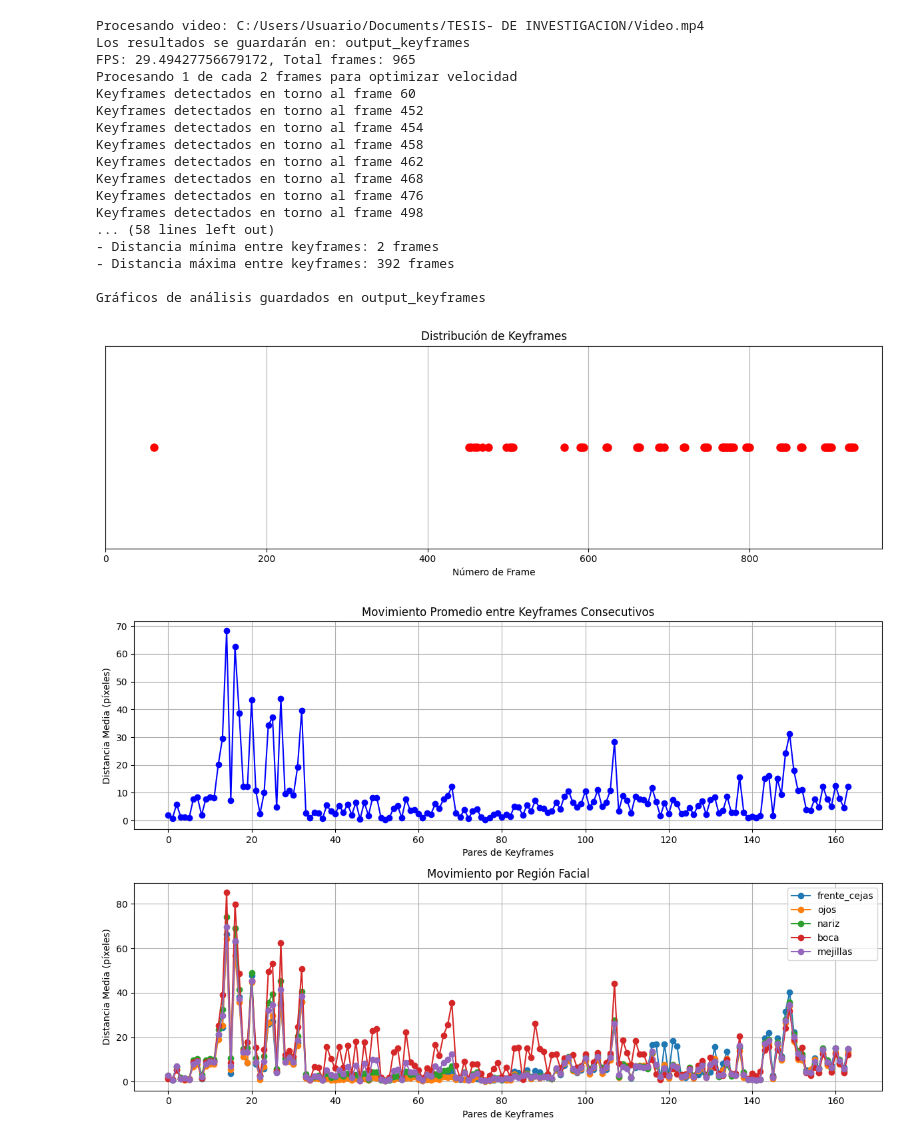
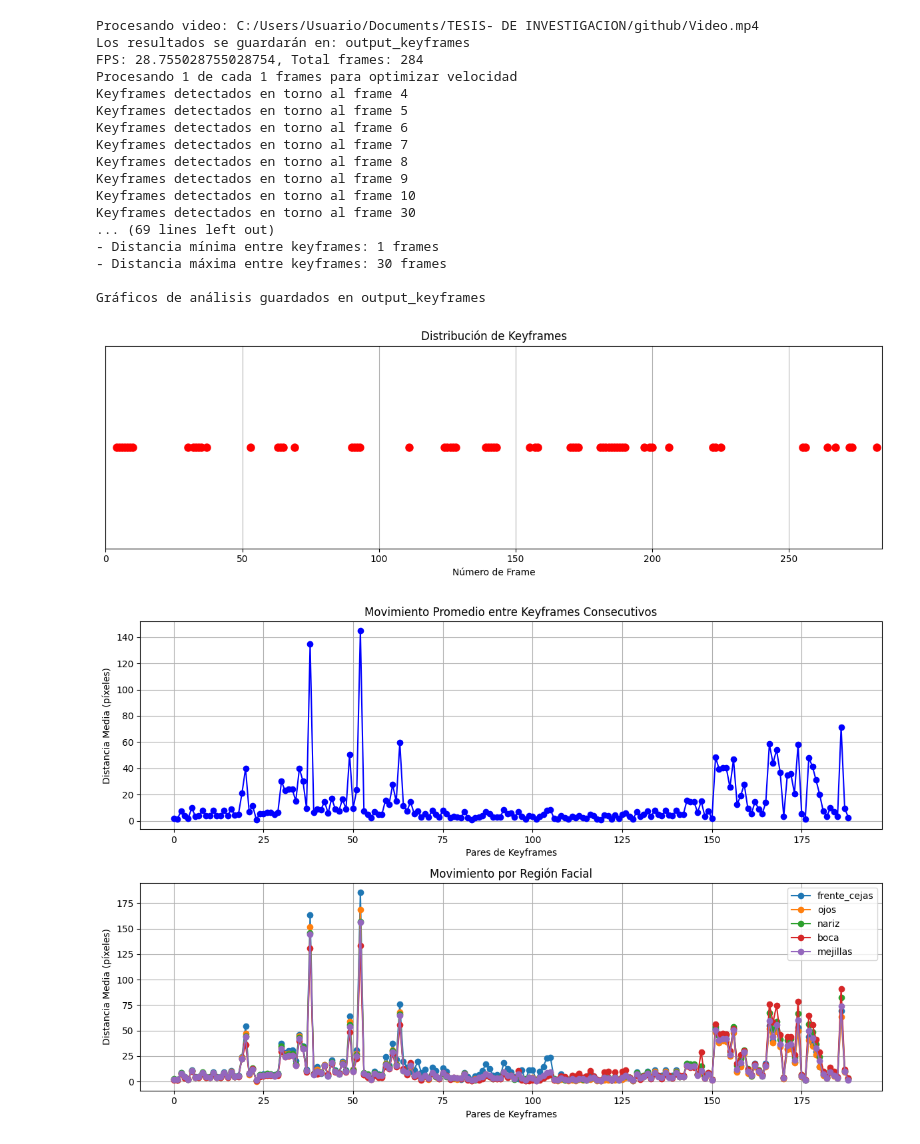
Before and after one commit to LAngelDevJr/Tesis, a Jupyter notebook: deteccion_video.ipynb, the cells around one changed output. Drawn from its saved outputs; the diff is of its cells as text; code cells hidden in the pictures.

```diff
--- a/deteccion_video.ipynb
+++ b/deteccion_video.ipynb
@@ -610,7 +610,9 @@ class VideoProcessor:
         total_frames = int(cap.get(cv2.CAP_PROP_FRAME_COUNT))
         print(f"FPS: {fps}, Total frames: {total_frames}")
 
-        frame_skip = max(1, int(fps / 10))
+        ########AQUI PUEDES CAMBIAR O MODIFICAR LOS FPS DE PROCESAMIENTO########
+        frame_skip = max(1, int(fps / 60))
+        ################################################################################
         print(f"Procesando 1 de cada {frame_skip} frames para optimizar velocidad")
 
         frame_count = 0
@@ -919,47 +921,47 @@ def main(video_path, output_folder="output_keyframes", display=True):
     # Analizar movimiento en keyframes
     movement_data = analyzer.analyze_movement_patterns(keyframes, processor.landmarks_detector)
 
     # Visualizar resultados
     if display and keyframe_indices:
         # Obtener total de frames del video
         cap = cv2.VideoCapture(video_path)
         total_frames = int(cap.get(cv2.CAP_PROP_FRAME_COUNT))
         cap.release()
 
         # Mostrar distribución de keyframes
         plt_dist = analyzer.visualize_keyframe_distribution(keyframe_indices, total_frames)
         plt_dist.savefig(f"{output_folder}/keyframe_distribution.png")
 
         # Mostrar análisis de movimiento
         if movement_data:
             plt_movement = analyzer.plot_movement_analysis(movement_data)
             plt_movement.savefig(f"{output_folder}/movement_analysis.png")
 
         print(f"\nGráficos de análisis guardados en {output_folder}")
 
     return keyframes, keyframe_indices
 
 # Ejemplo de uso
 if __name__ == "__main__":
-    video_path = "C:/Users/Usuario/Documents/TESIS- DE INVESTIGACION/Video.mp4"  # Cambia esto por la ruta a tu video
+    video_path = "C:/Users/Usuario/Documents/TESIS- DE INVESTIGACION/github/Video.mp4"  # Cambia esto por la ruta a tu video
     main(video_path)
 # %% [output]
-Procesando video: C:/Users/Usuario/Documents/TESIS- DE INVESTIGACION/Video.mp4
+Procesando video: C:/Users/Usuario/Documents/TESIS- DE INVESTIGACION/github/Video.mp4
 Los resultados se guardarán en: output_keyframes
-FPS: 29.49427756679172, Total frames: 965
-Procesando 1 de cada 2 frames para optimizar velocidad
-Keyframes detectados en torno al frame 60
-Keyframes detectados en torno al frame 452
-Keyframes detectados en torno al frame 454
-Keyframes detectados en torno al frame 458
-Keyframes detectados en torno al frame 462
-Keyframes detectados en torno al frame 468
-Keyframes detectados en torno al frame 476
-Keyframes detectados en torno al frame 498
-... (58 lines left out)
-- Distancia mínima entre keyframes: 2 frames
-- Distancia máxima entre keyframes: 392 frames
+FPS: 28.755028755028754, Total frames: 284
+Procesando 1 de cada 1 frames para optimizar velocidad
+Keyframes detectados en torno al frame 4
+Keyframes detectados en torno al frame 5
+Keyframes detectados en torno al frame 6
+Keyframes detectados en torno al frame 7
+Keyframes detectados en torno al frame 8
+Keyframes detectados en torno al frame 9
+Keyframes detectados en torno al frame 10
+Keyframes detectados en torno al frame 30
+... (69 lines left out)
+- Distancia mínima entre keyframes: 1 frames
+- Distancia máxima entre keyframes: 30 frames
 
 Gráficos de análisis guardados en output_keyframes
-[figure, old version]
+[figure, new version]
-[figure, old version]
+[figure, new version]
```
Also changed, not shown: 3 other files.
